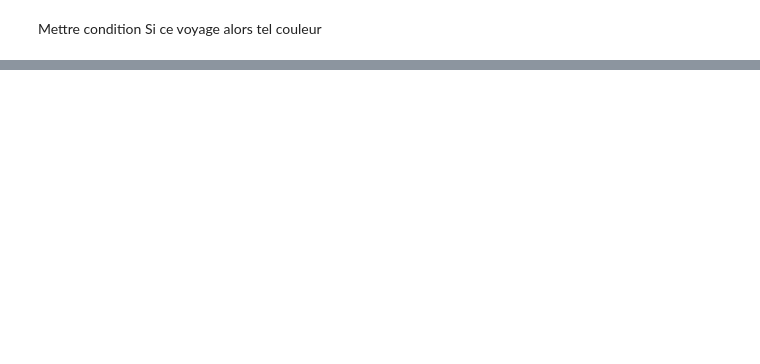
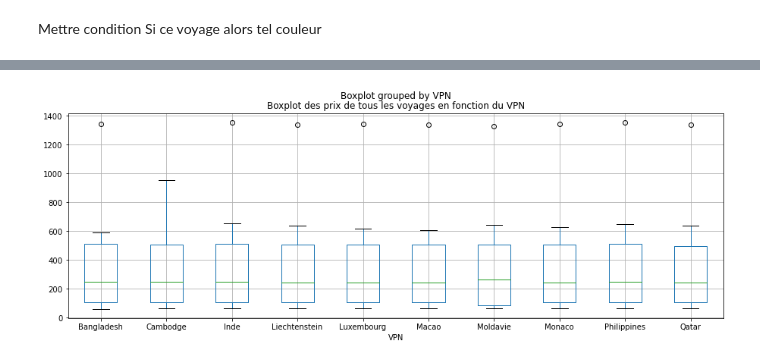
Before and after one commit to bebeyoul/Plane_ticket_price, a Jupyter notebook: analyse_de_donnees.ipynb, the cells around one changed output, grey strips where cells are left out. Cells and saved outputs as stored; diff of their text form; code cells hidden in the pictures; blank space fills up the shorter version.

```diff
--- a/analyse_de_donnees.ipynb
+++ b/analyse_de_donnees.ipynb
@@ -261,0 +329,7 @@ No artists with labels found to put in legend.  Note that artists whose label st
+# %%
+# boxplot of the data
+df_sorted_by_trip_and_PIB.boxplot(column=['Prix'], by='VPN', figsize=(15, 5))
+plt.title("Boxplot des prix de tous les voyages en fonction du VPN")
+plt.show()
+# %% [output]
+[figure, added]
```
Also changed, not shown: parts of 15 cells of this notebook, 2 other files.
